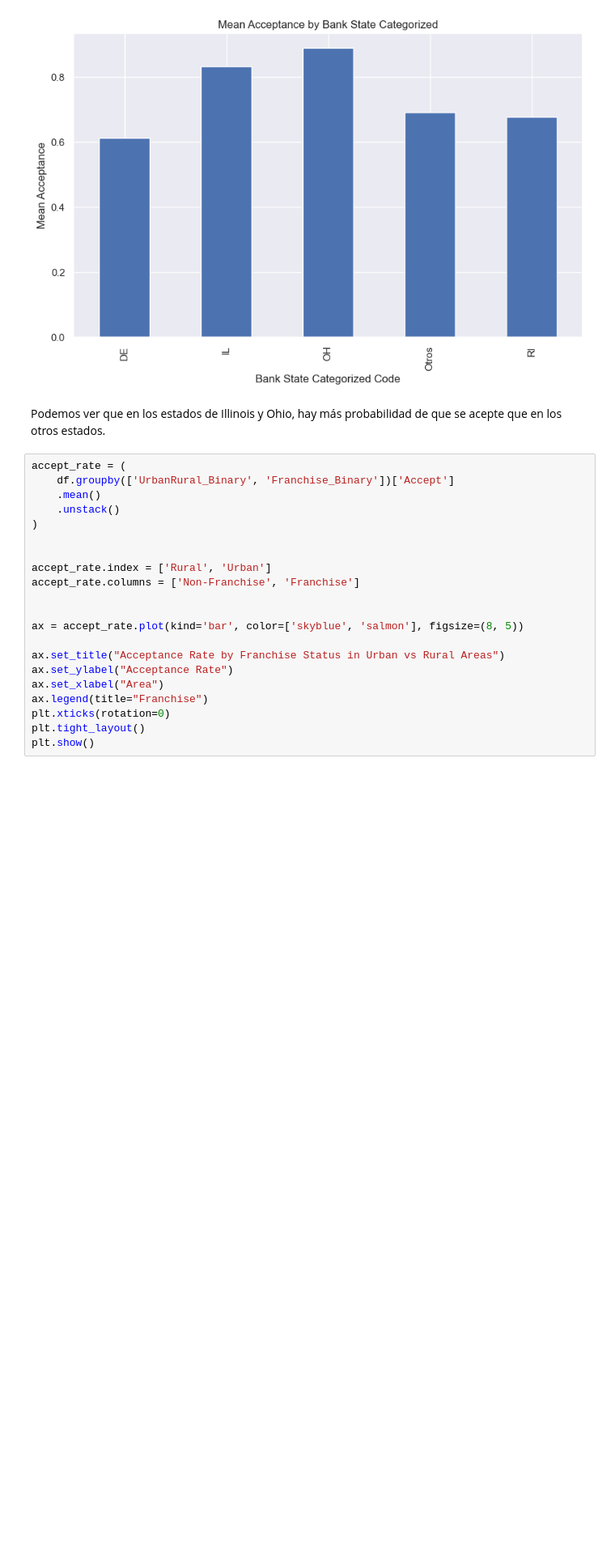
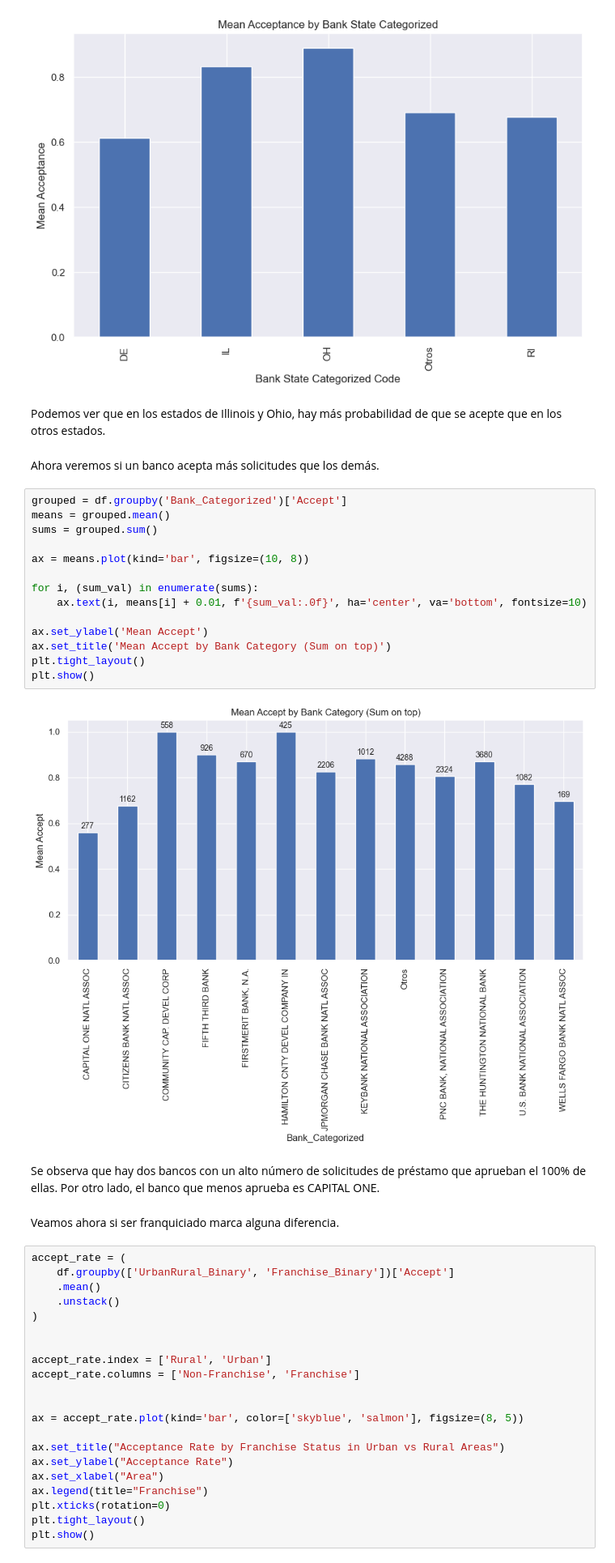
Before and after one commit to Tehedor/Reto1_ML-ABID, a Jupyter notebook: 2_Visualizacion.ipynb, the cells around one changed output. Shown at 81% size. Saved outputs shown, nothing was run; the diff lists cells and outputs as text; blank space fills up the shorter version.

```diff
--- a/2_Visualizacion.ipynb
+++ b/2_Visualizacion.ipynb
@@ -229,6 +258,28 @@ plt.show()
 [figure]
 # %% [markdown]
 Podemos ver que en los estados de Illinois y Ohio, hay más probabilidad de que se acepte que en los otros estados.
+# %% [markdown]
+Ahora veremos si un banco acepta más solicitudes que los demás.
+# %%
+grouped = df.groupby('Bank_Categorized')['Accept']
+means = grouped.mean()
+sums = grouped.sum()
+
+ax = means.plot(kind='bar', figsize=(10, 8))
+
+for i, (sum_val) in enumerate(sums):
+    ax.text(i, means[i] + 0.01, f'{sum_val:.0f}', ha='center', va='bottom', fontsize=10)
+
+ax.set_ylabel('Mean Accept')
+ax.set_title('Mean Accept by Bank Category (Sum on top)')
+plt.tight_layout()
+plt.show()
+# %% [output]
+[figure, added]
+# %% [markdown]
+Se observa que hay dos bancos con un alto número de solicitudes de préstamo que aprueban el 100% de ellas. Por otro lado, el banco que menos aprueba es CAPITAL ONE.
+# %% [markdown]
+Veamos ahora si ser franquiciado marca alguna diferencia.
 # %%
 accept_rate = (
     df.groupby(['UrbanRural_Binary', 'Franchise_Binary'])['Accept']
```
Also changed, not shown: parts of 14 cells of this notebook.
